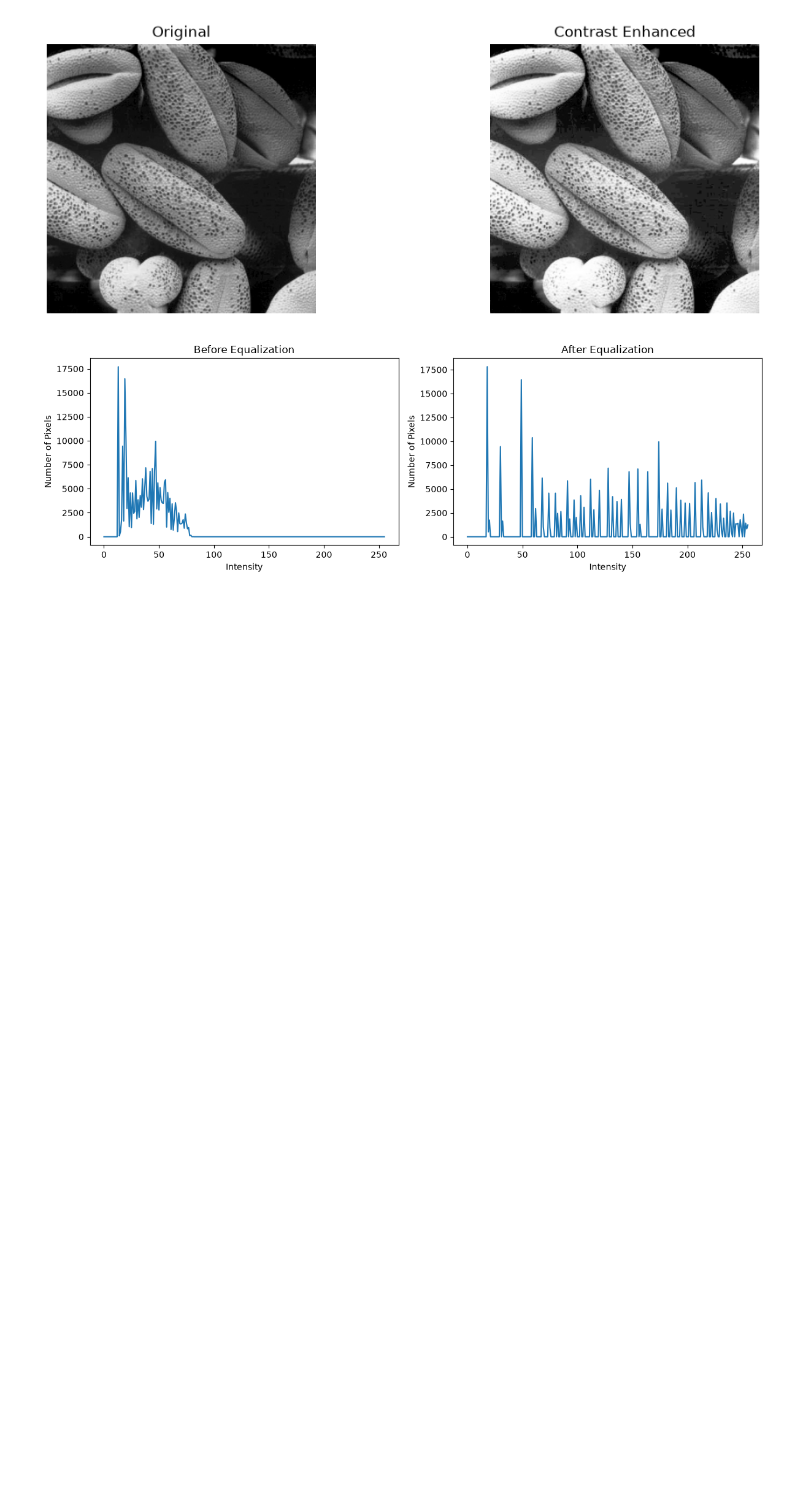
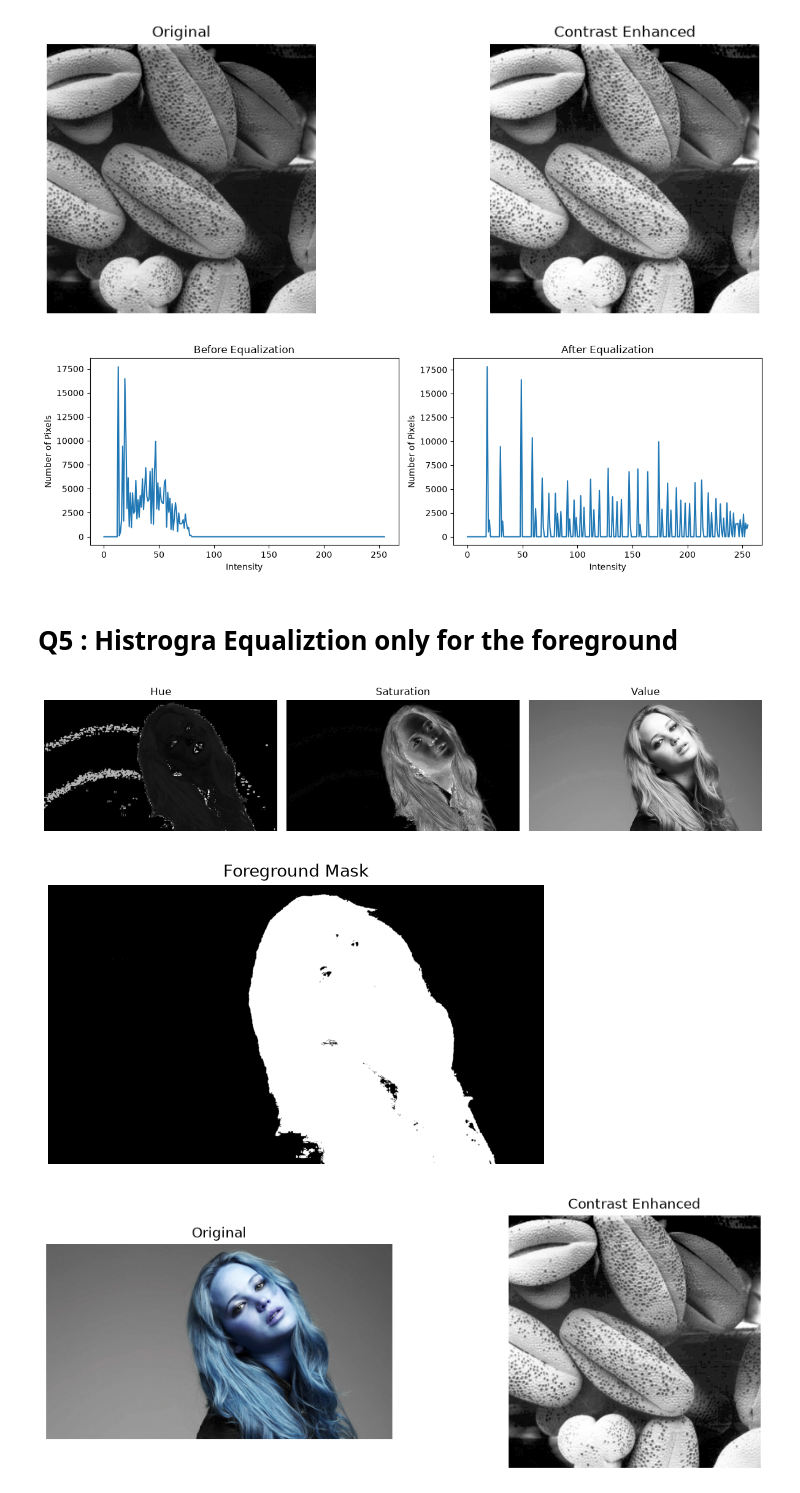
Before and after one commit to rus1ru/EN3160_Assignment_1, a Jupyter notebook: assignment_01.ipynb, the cells around one changed output. Cells and saved outputs as stored; diff of their text form; code cells hidden in the pictures; blank space fills up the shorter version.

```diff
--- a/assignment_01.ipynb
+++ b/assignment_01.ipynb
@@ -351,3 +351,5 @@ plt.tight_layout()
 plt.show()
 # %% [output]
 [figure]
+# %% [markdown]
+# Q5 : Histrogra Equaliztion only for the foreground
@@ -353,0 +430,23 @@ plt.show()
+# %%
+img = cv2.imread("images/q6.jpeg")
+h,s,v, mask = histrogram_equalization_hsv_visualization(img)
+
+# From our output, to get a mask of foreground we have to go with Saturation channel.
+
+plt.figure(figsize=(12, 4))
+
+plt.subplot(1, 2, 1)
+plt.imshow(img, cmap="gray")
+plt.title("Original")
+plt.axis("off")
+
+plt.subplot(1, 2, 2)
+plt.imshow(corrected, cmap="gray")
+plt.title("Contrast Enhanced")
+plt.axis("off")
+
+plt.show()
+# %% [output]
+[figure, added]
+[figure, added]
+[figure, added]
```
Also changed, not shown: parts of 2 cells of this notebook, 1 other file.
